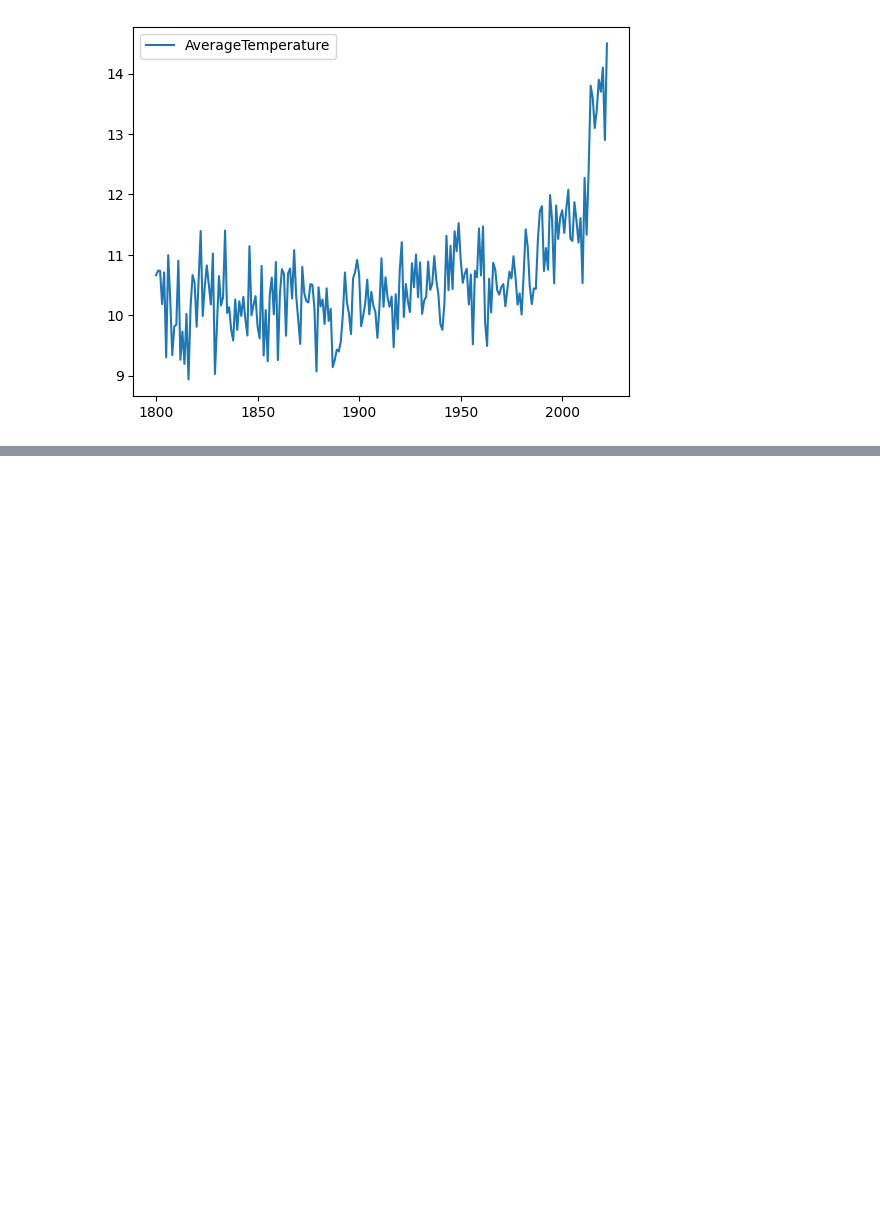
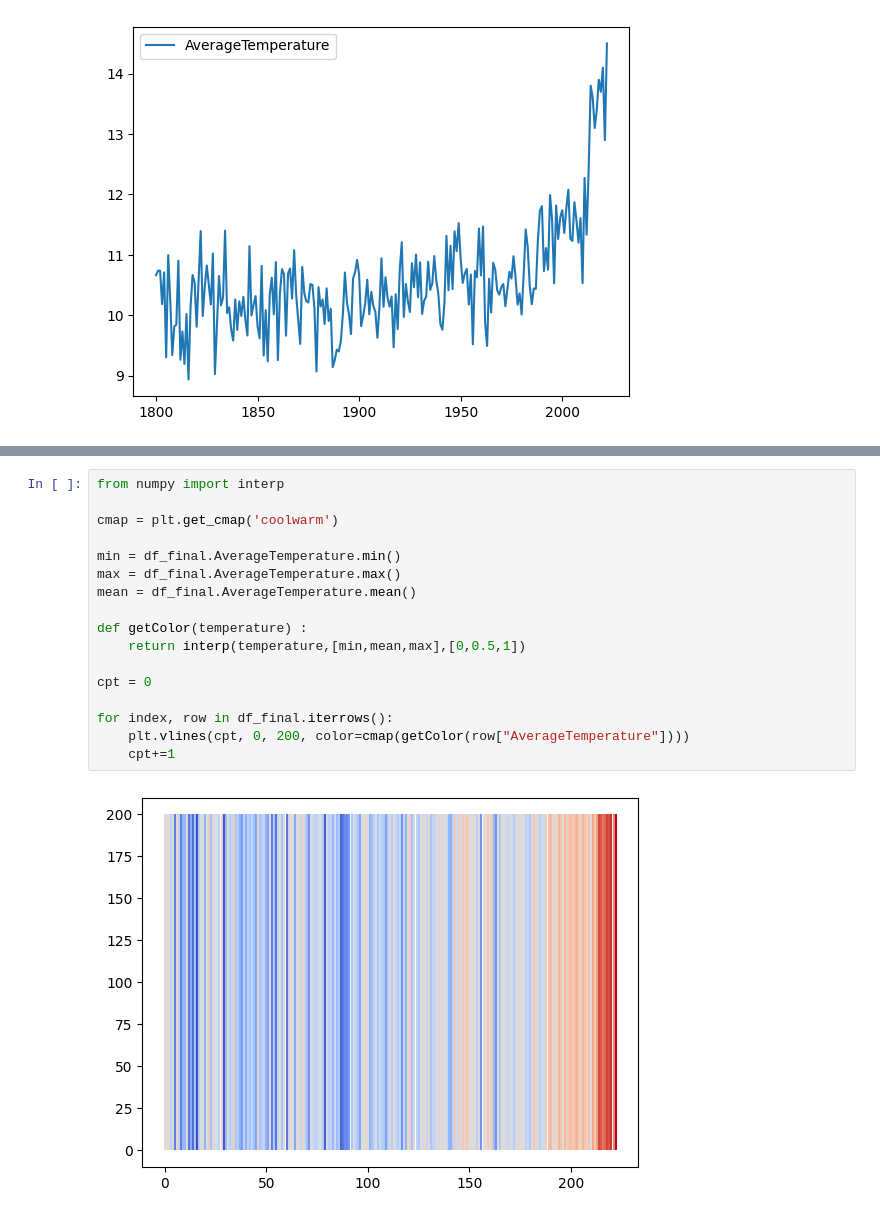
Before and after one commit to bandeDeCodeurs/dataviz_temperatures_france, a Jupyter notebook: dataviz_temperatures_france.ipynb, the cells around one changed output, grey strips where cells are left out. Drawn from its saved outputs; the diff is of its cells as text; blank space fills up the shorter version.

```diff
--- a/dataviz_temperatures_france.ipynb
+++ b/dataviz_temperatures_france.ipynb
@@ -234,0 +257,19 @@ df_final.plot()
+# %%
+from numpy import interp
+
+cmap = plt.get_cmap('coolwarm')
+
+min = df_final.AverageTemperature.min()
+max = df_final.AverageTemperature.max()
+mean = df_final.AverageTemperature.mean()
+
+def getColor(temperature) :
+    return interp(temperature,[min,mean,max],[0,0.5,1])
+
+cpt = 0
+
+for index, row in df_final.iterrows():
+    plt.vlines(cpt, 0, 200, color=cmap(getColor(row["AverageTemperature"])))
+    cpt+=1
+# %% [output]
+[figure, added]
```
Also changed, not shown: parts of 3 cells of this notebook.
